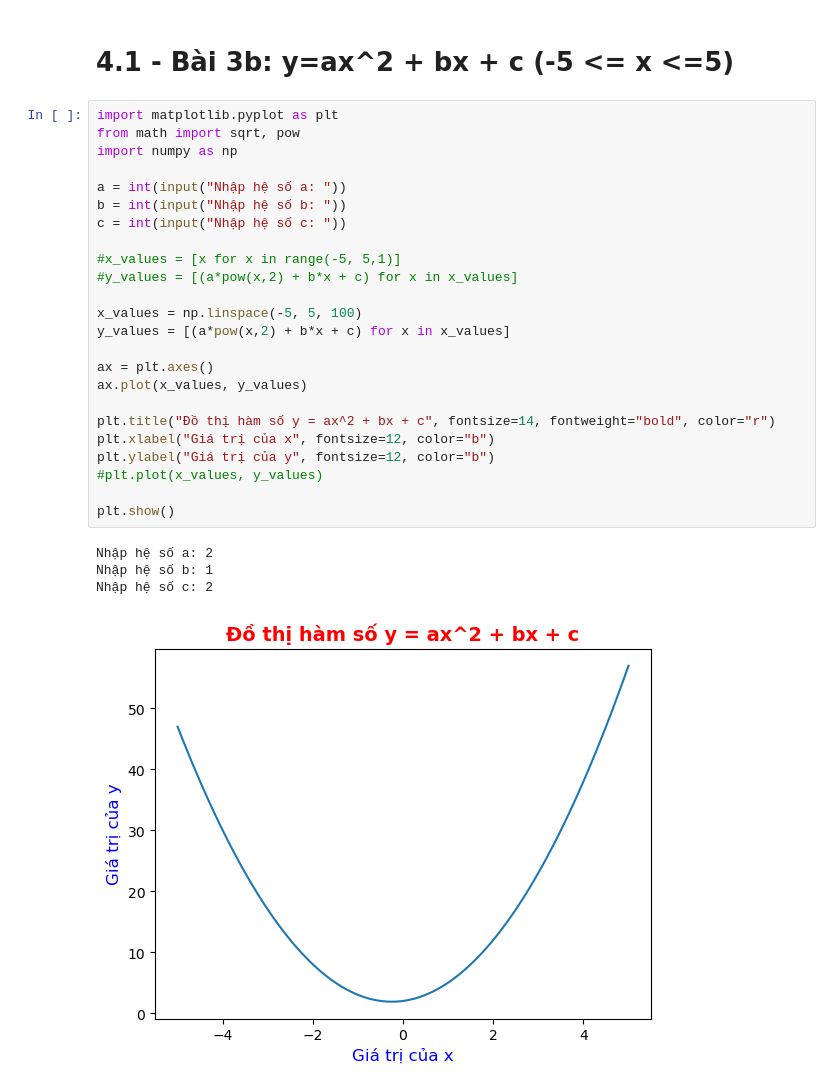
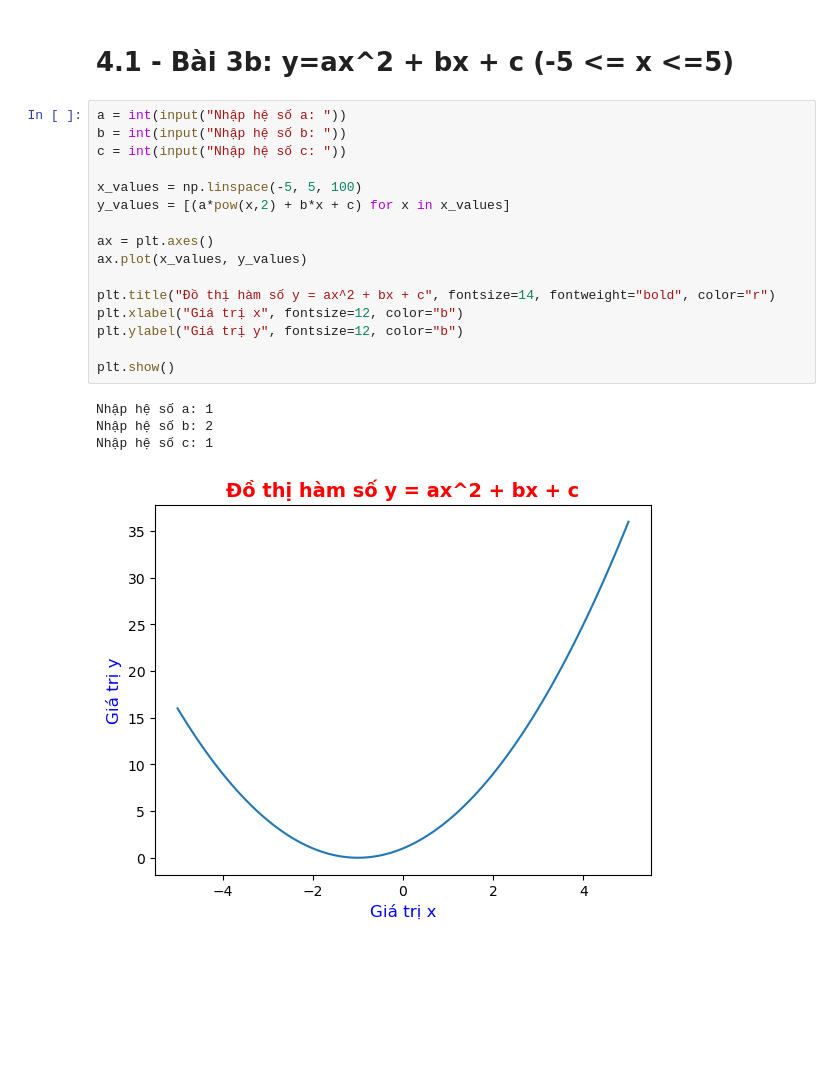
Before and after one commit to nguyenminhthuy/da-course-cybersoft, a Jupyter notebook: DA08_Wk4-1_NguyenMinhThuy.ipynb, the cells around one changed output. Saved outputs shown, nothing was run; the diff lists cells and outputs as text; blank space fills up the shorter version.

```diff
--- a/DA08_Wk4-1_NguyenMinhThuy.ipynb
+++ b/DA08_Wk4-1_NguyenMinhThuy.ipynb
@@ -74,31 +97,23 @@ plt.show()
 # %% [markdown]
 # 4.1 - Bài 3b: y=ax^2 + bx + c (-5 <= x <=5)
 # %%
-import matplotlib.pyplot as plt
-from math import sqrt, pow
-import numpy as np
-
 a = int(input("Nhập hệ số a: "))
 b = int(input("Nhập hệ số b: "))
 c = int(input("Nhập hệ số c: "))
-
-#x_values = [x for x in range(-5, 5,1)]
-#y_values = [(a*pow(x,2) + b*x + c) for x in x_values]
 
 x_values = np.linspace(-5, 5, 100)
 y_values = [(a*pow(x,2) + b*x + c) for x in x_values]
 
 ax = plt.axes()
 ax.plot(x_values, y_values)
 
 plt.title("Đồ thị hàm số y = ax^2 + bx + c", fontsize=14, fontweight="bold", color="r")
-plt.xlabel("Giá trị của x", fontsize=12, color="b")
-plt.ylabel("Giá trị của y", fontsize=12, color="b")
-#plt.plot(x_values, y_values)
+plt.xlabel("Giá trị x", fontsize=12, color="b")
+plt.ylabel("Giá trị y", fontsize=12, color="b")
 
 plt.show()
 # %% [output]
-Nhập hệ số a: 2
-Nhập hệ số b: 1
-Nhập hệ số c: 2
+Nhập hệ số a: 1
+Nhập hệ số b: 2
+Nhập hệ số c: 1
-[figure, old version]
+[figure, new version]
```
Also changed, not shown: parts of 16 cells of this notebook, 1 other file.
